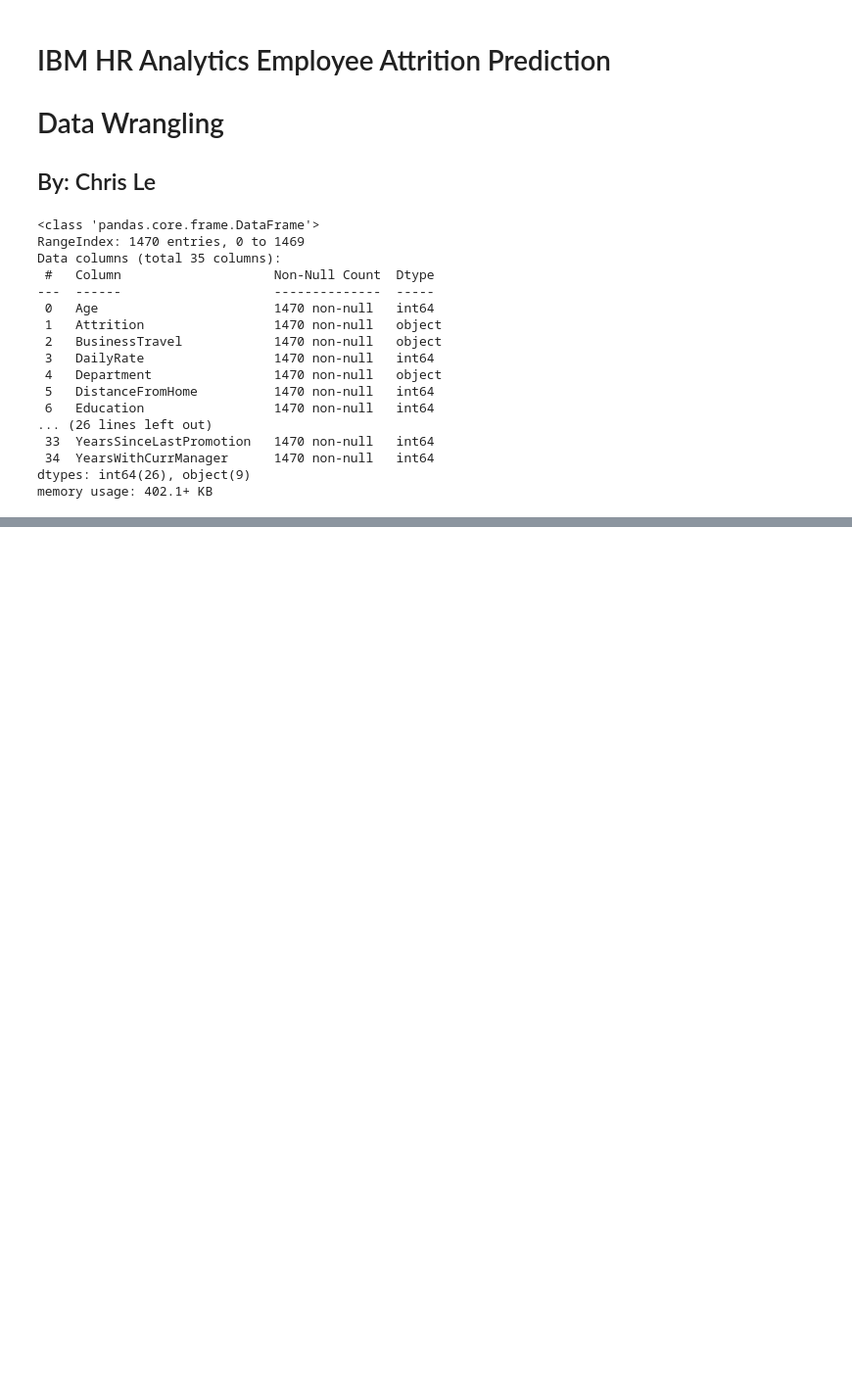
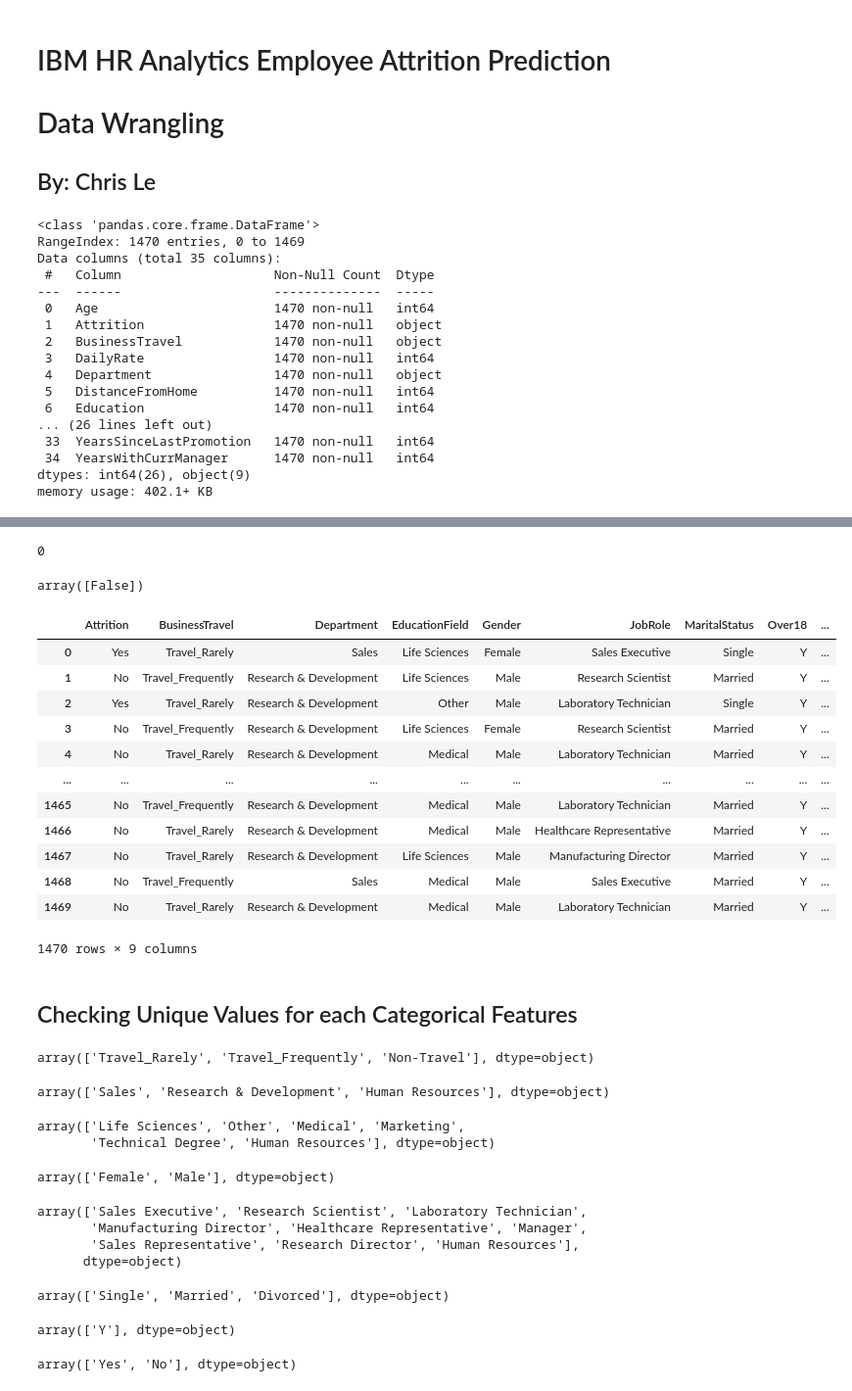
Before and after one commit to chrismle/Employee_Attrition, a Jupyter notebook: notebooks/1.0-cml-ibm-data_wrangling.ipynb, the cells around one changed output, grey strips where cells are left out. Shown at 98% size. Drawn from its saved outputs; the diff is of its cells as text; code cells hidden in the pictures; blank space fills up the shorter version.

```diff
--- a/notebooks/1.0-cml-ibm-data_wrangling.ipynb
+++ b/notebooks/1.0-cml-ibm-data_wrangling.ipynb
@@ -36,0 +97,73 @@ memory usage: 402.1+ KB
+# %%
+# Check for Missing values
+df.isnull().sum().sum()
+# %% [output]
+0
+# %%
+# Check for duplicate employees
+df.duplicated(subset = 'EmployeeNumber').unique()
+# %% [output]
+array([False])
+# %%
+# Checking non-numerical columns
+df.select_dtypes(include='object_')
+# %% [output]
+|  | Attrition | BusinessTravel | Department | EducationField | Gender | JobRole | MaritalStatus | Over18 | ... |
+| 0 | Yes | Travel_Rarely | Sales | Life Sciences | Female | Sales Executive | Single | Y | ... |
+| 1 | No | Travel_Frequently | Research & Development | Life Sciences | Male | Research Scientist | Married | Y | ... |
+| 2 | Yes | Travel_Rarely | Research & Development | Other | Male | Laboratory Technician | Single | Y | ... |
+| 3 | No | Travel_Frequently | Research & Development | Life Sciences | Female | Research Scientist | Married | Y | ... |
+| 4 | No | Travel_Rarely | Research & Development | Medical | Male | Laboratory Technician | Married | Y | ... |
+| ... | ... | ... | ... | ... | ... | ... | ... | ... | ... |
+| 1465 | No | Travel_Frequently | Research & Development | Medical | Male | Laboratory Technician | Married | Y | ... |
+| 1466 | No | Travel_Rarely | Research & Development | Medical | Male | Healthcare Representative | Married | Y | ... |
+| 1467 | No | Travel_Rarely | Research & Development | Life Sciences | Male | Manufacturing Director | Married | Y | ... |
+| 1468 | No | Travel_Frequently | Sales | Medical | Male | Sales Executive | Married | Y | ... |
+| 1469 | No | Travel_Rarely | Research & Development | Medical | Male | Laboratory Technician | Married | Y | ... |
+1470 rows × 9 columns
+# %% [markdown]
+## Checking Unique Values for each Categorical Features
+# %%
+# Look at unique Business Travel
+df['BusinessTravel'].unique()
+# %% [output]
+array(['Travel_Rarely', 'Travel_Frequently', 'Non-Travel'], dtype=object)
+# %%
+# Look at unique Departments
+df['Department'].unique()
+# %% [output]
+array(['Sales', 'Research & Development', 'Human Resources'], dtype=object)
+# %%
+# Look at unique Education
+df['EducationField'].unique()
+# %% [output]
+array(['Life Sciences', 'Other', 'Medical', 'Marketing',
+       'Technical Degree', 'Human Resources'], dtype=object)
+# %%
+# Look at unique Genders
+df['Gender'].unique()
+# %% [output]
+array(['Female', 'Male'], dtype=object)
+# %%
+# Look at unique Job Roles
+df['JobRole'].unique()
+# %% [output]
+array(['Sales Executive', 'Research Scientist', 'Laboratory Technician',
+       'Manufacturing Director', 'Healthcare Representative', 'Manager',
+       'Sales Representative', 'Research Director', 'Human Resources'],
+      dtype=object)
+# %%
+# Look at unique Marital Statuses
+df['MaritalStatus'].unique()
+# %% [output]
+array(['Single', 'Married', 'Divorced'], dtype=object)
+# %%
+# Look at unique Over18 values
+df['Over18'].unique()
+# %% [output]
+array(['Y'], dtype=object)
+# %%
+# Look at unique Over Time values
+df['OverTime'].unique()
+# %% [output]
+array(['Yes', 'No'], dtype=object)
```
Also changed, not shown: parts of 13 cells of this notebook, 1 other file.
